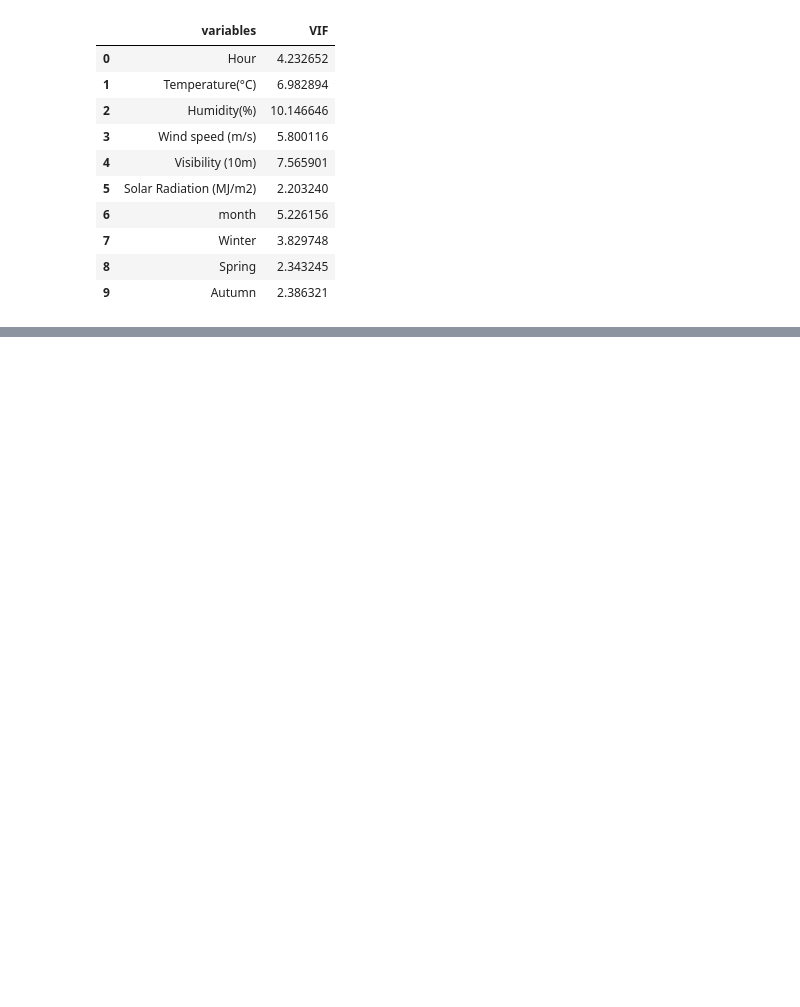
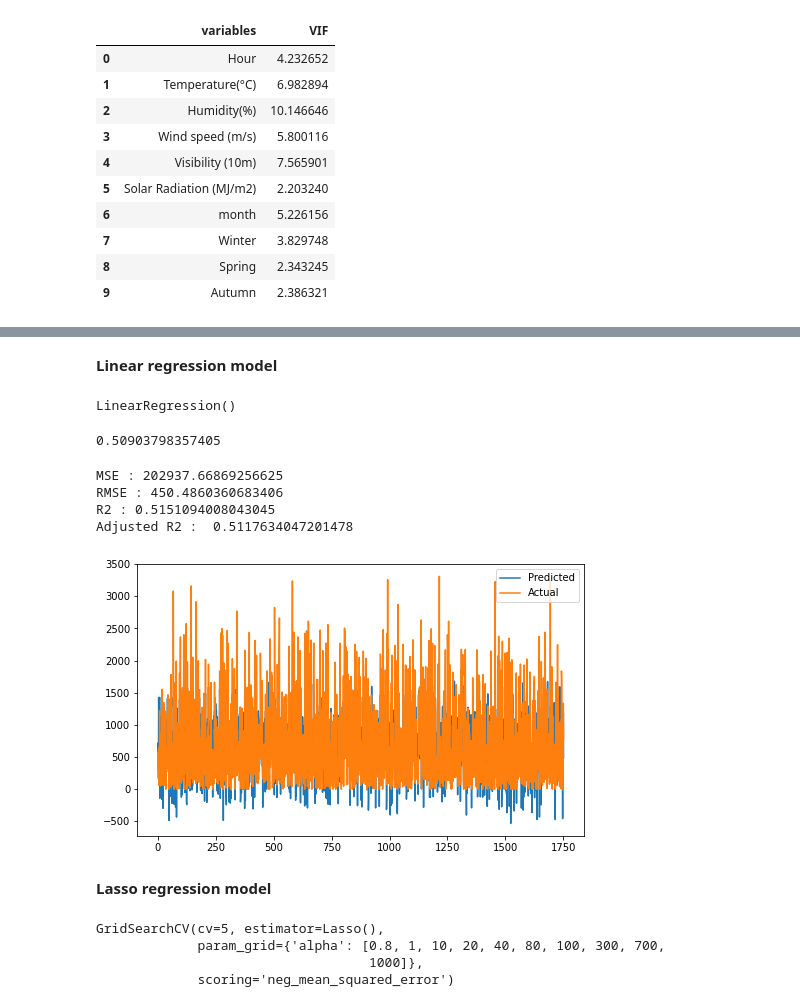
Before and after one commit to Ratnakar2022/Seoul-Bike-Sharing-Demand-Prediction, a Jupyter notebook: Bike_Sharing_Demand_Prediction_Capstone_Project.ipynb, the cells around one changed output, grey strips where cells are left out. Saved outputs shown, nothing was run; the diff lists cells and outputs as text; code cells hidden in the pictures; blank space fills up the shorter version.

```diff
--- a/Bike_Sharing_Demand_Prediction_Capstone_Project.ipynb
+++ b/Bike_Sharing_Demand_Prediction_Capstone_Project.ipynb
@@ -602,0 +683,35 @@ calc_vif(bike_data[[i for i in bike_data.describe().columns if i not in ['Rented
+# %%
+# Splitting the dataset into the Training set and Test set
+
+X_train, X_test, Y_train, Y_test = train_test_split(X, Y, test_size = 0.2, random_state = 0)
+# %%
+# Transforming data
+
+scaler = MinMaxScaler()
+X_train = scaler.fit_transform(X_train)
+X_test = scaler.transform(X_test)
+# %% [markdown]
+**Linear regression model**
+# %%
+# Fitting Multiple Linear Regression to the Training set
+
+regressor = LinearRegression()
+regressor.fit(X_train, Y_train)
+# %% [output]
+LinearRegression()
+# %%
+# Predicting the Train set results
+
+Y_pred_train = regressor.predict(X_train)
+
+# Predicting the Test set results
+
+Y_pred_test = regressor.predict(X_test)
+
+# r2 score of train set
+
+r2_linear_train = r2_score(Y_train, Y_pred_train)
+
+r2_linear_train
+# %% [output]
+0.50903798357405
@@ -602,0 +720,43 @@ calc_vif(bike_data[[i for i in bike_data.describe().columns if i not in ['Rented
+# %%
+# different metrics used
+
+MSE  = mean_squared_error(Y_test,Y_pred_test)
+print("MSE :" , MSE)
+
+RMSE = np.sqrt(MSE)
+print("RMSE :" ,RMSE)
+
+r2_linear_test = r2_score(Y_test,Y_pred_test)
+print("R2 :" ,r2_linear_test)
+print("Adjusted R2 : ",1-(1-r2_score(Y_test,Y_pred_test))*((X_test.shape[0]-1)/(X_test.shape[0]-X_test.shape[1]-1)))
+# %% [output]
+MSE : 202937.66869256625
+RMSE : 450.4860360683406
+R2 : 0.5151094008043045
+Adjusted R2 :  0.5117634047201478
+# %%
+# plotting results from above model
+
+plt.figure(figsize=(8,5))
+plt.plot((Y_pred_test))
+plt.plot(np.array((Y_test)))
+plt.legend(["Predicted","Actual"])
+plt.show()
+# %% [output]
+[figure, added]
+# %% [markdown]
+**Lasso regression model**
+# %%
+### Cross validation ###
+
+from sklearn.linear_model import Lasso
+from sklearn.model_selection import GridSearchCV
+lasso = Lasso()
+parameters = {'alpha': [0.8,1,10,20,40,80,100,300,700,1000]}
+lasso_regressor = GridSearchCV(lasso, parameters, scoring='neg_mean_squared_error', cv=5)
+lasso_regressor.fit(X_train, Y_train)
+# %% [output]
+GridSearchCV(cv=5, estimator=Lasso(),
+             param_grid={'alpha': [0.8, 1, 10, 20, 40, 80, 100, 300, 700,
+                                   1000]},
+             scoring='neg_mean_squared_error')
```
Also changed, not shown: parts of 30 cells of this notebook.
